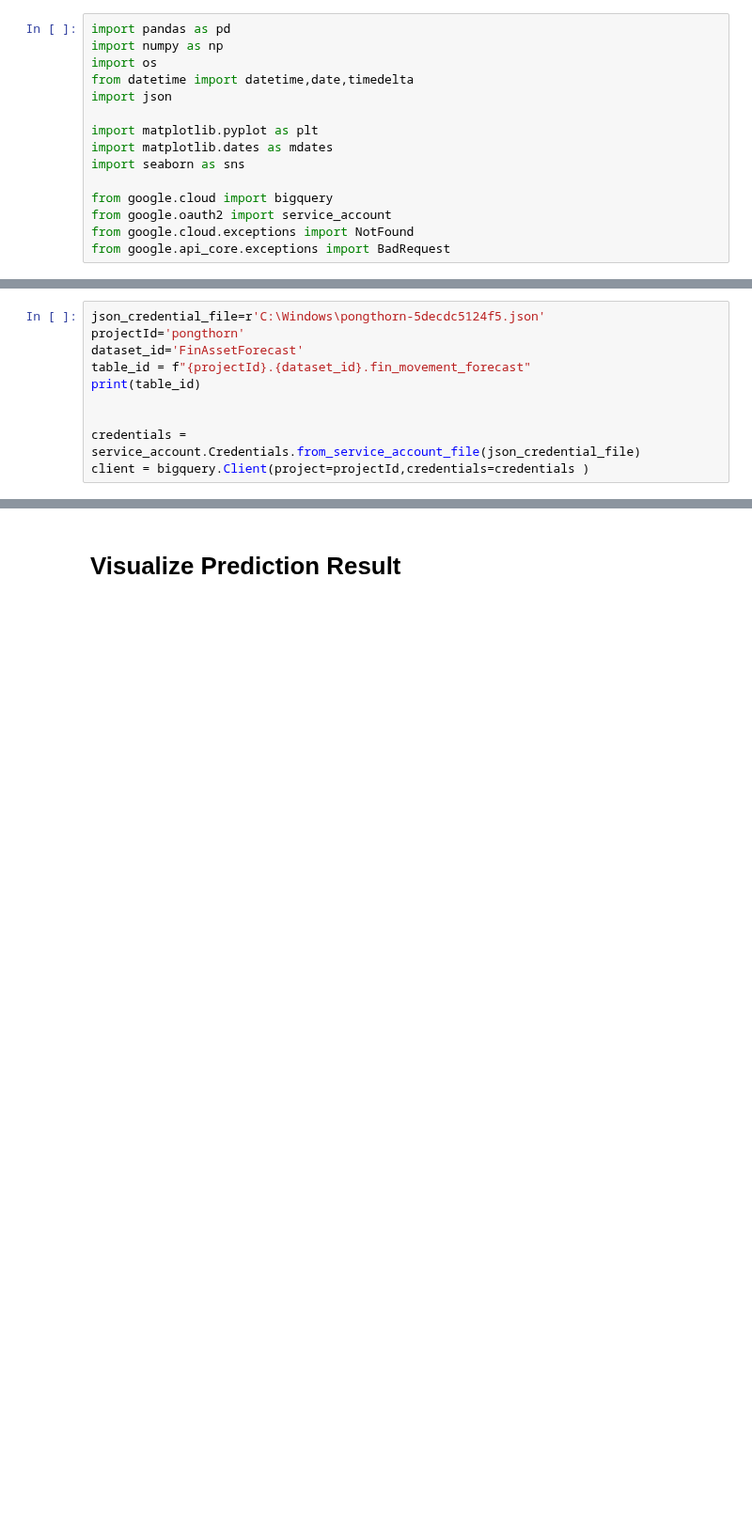
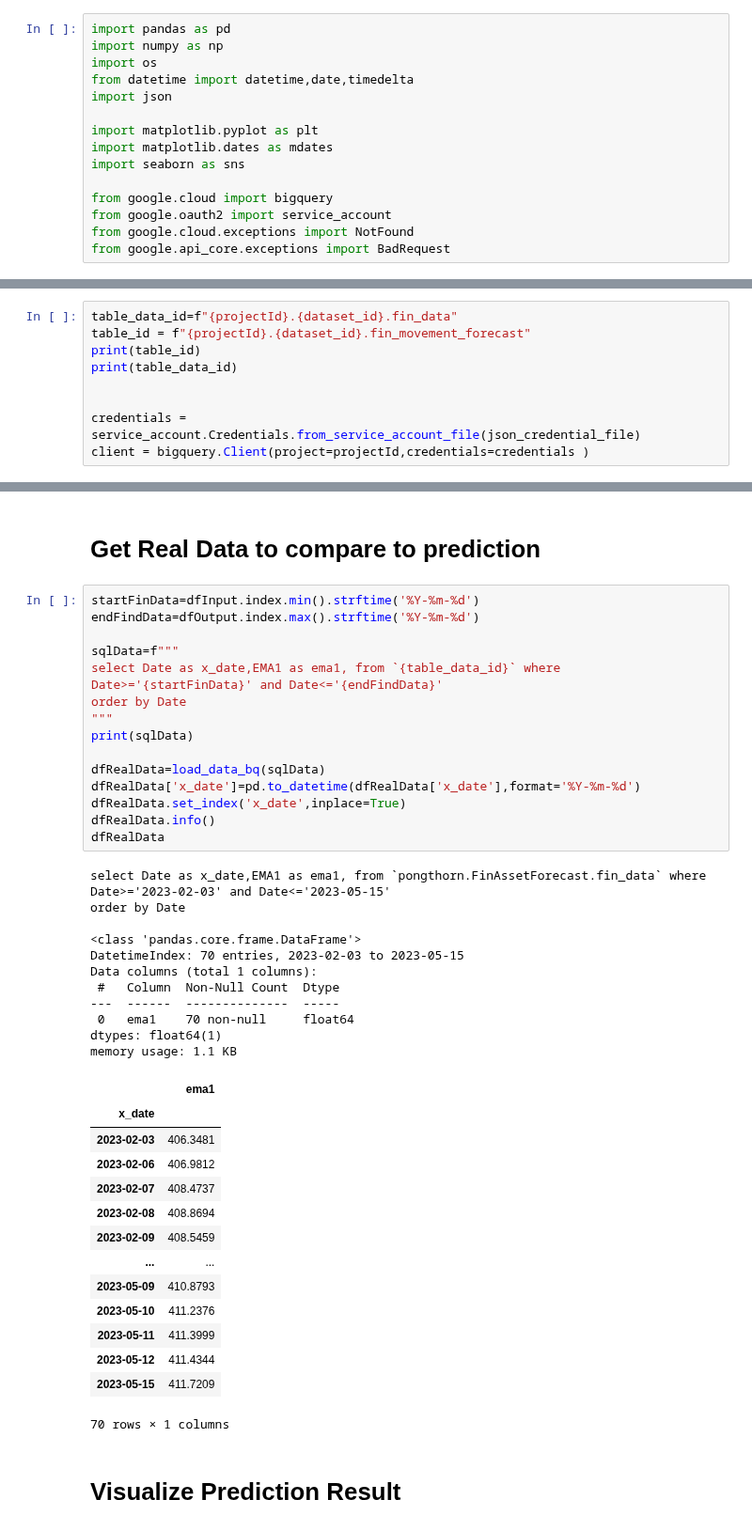
Before and after one commit to technqvi/TimeSeriesML-FinMarket, a Jupyter notebook: forecast-asset/visualize_forecast_ts.ipynb, the cells around one changed output, grey strips where cells are left out. Shown at 94% size. Drawn from its saved outputs; the diff is of its cells as text; blank space fills up the shorter version.

```diff
--- a/forecast-asset/visualize_forecast_ts.ipynb
+++ b/forecast-asset/visualize_forecast_ts.ipynb
@@ -20,9 +25,8 @@ AssetName='SPY'
 # %%
-json_credential_file=r'C:\Windows\pongthorn-5decdc5124f5.json'
-projectId='pongthorn'
-dataset_id='FinAssetForecast'
+table_data_id=f"{projectId}.{dataset_id}.fin_data"
 table_id = f"{projectId}.{dataset_id}.fin_movement_forecast"
 print(table_id)
+print(table_data_id)
 
 
 credentials = service_account.Credentials.from_service_account_file(json_credential_file)
@@ -118,3 +133,46 @@ memory usage: 160.0 bytes
+# %% [markdown]
+# Get Real Data  to compare to prediction
+# %%
+startFinData=dfInput.index.min().strftime('%Y-%m-%d')
+endFindData=dfOutput.index.max().strftime('%Y-%m-%d')
+
+sqlData=f"""
+select Date as x_date,EMA1 as ema1, from `{table_data_id}` where Date>='{startFinData}' and Date<='{endFindData}'
+order by Date
+"""
+print(sqlData)
+
+dfRealData=load_data_bq(sqlData)
+dfRealData['x_date']=pd.to_datetime(dfRealData['x_date'],format='%Y-%m-%d')
+dfRealData.set_index('x_date',inplace=True)
+dfRealData.info()
+dfRealData
+# %% [output]
+select Date as x_date,EMA1 as ema1, from `pongthorn.FinAssetForecast.fin_data` where Date>='2023-02-03' and Date<='2023-05-15'
+order by Date
+
+<class 'pandas.core.frame.DataFrame'>
+DatetimeIndex: 70 entries, 2023-02-03 to 2023-05-15
+Data columns (total 1 columns):
+ #   Column  Non-Null Count  Dtype
+---  ------  --------------  -----
+ 0   ema1    70 non-null     float64
+dtypes: float64(1)
+memory usage: 1.1 KB
+|  | ema1 |
+| x_date |  |
+| 2023-02-03 | 406.3481 |
+| 2023-02-06 | 406.9812 |
+| 2023-02-07 | 408.4737 |
+| 2023-02-08 | 408.8694 |
+| 2023-02-09 | 408.5459 |
+| ... | ... |
+| 2023-05-09 | 410.8793 |
+| 2023-05-10 | 411.2376 |
+| 2023-05-11 | 411.3999 |
+| 2023-05-12 | 411.4344 |
+| 2023-05-15 | 411.7209 |
+70 rows × 1 columns
 # %% [markdown]
 # Visualize Prediction Result
 # %%
```
Also changed, not shown: parts of 9 cells of this notebook.
